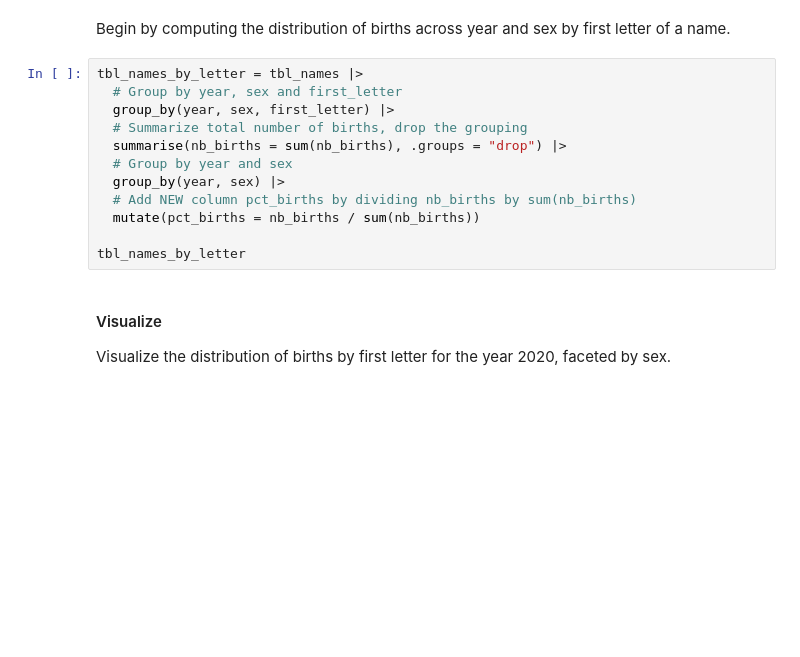
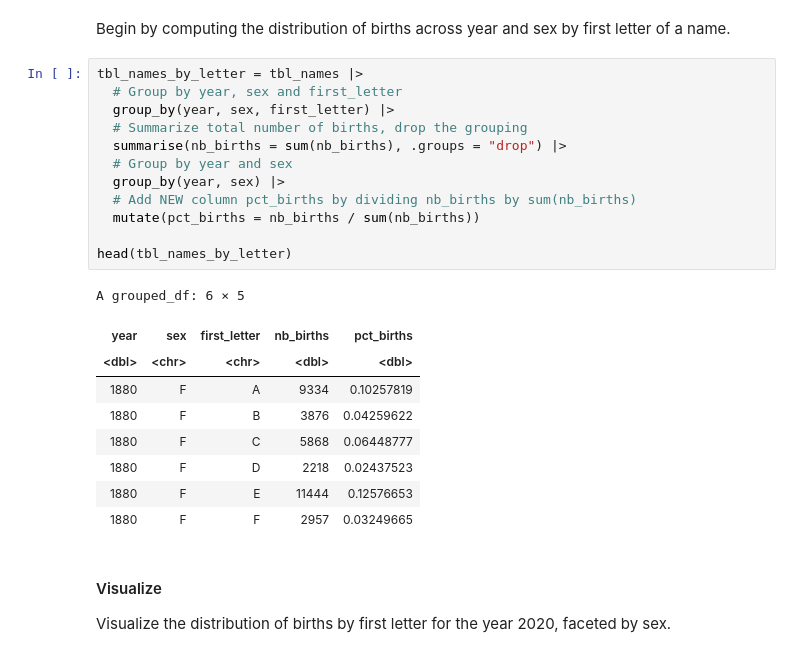
Before and after one commit to Tavassoli-ab/corise-r-for-ds, a Jupyter notebook: Project_01_Explore_100+_Years_of_Baby_Names.ipynb, the cells around one changed output. Drawn from its saved outputs; the diff is of its cells as text; blank space fills up the shorter version.

```diff
--- a/Project_01_Explore_100+_Years_of_Baby_Names.ipynb
+++ b/Project_01_Explore_100+_Years_of_Baby_Names.ipynb
@@ -186,15 +224,25 @@ Begin by computing the distribution of births across year and sex by first lette
 # %%
 tbl_names_by_letter = tbl_names |>
   # Group by year, sex and first_letter
   group_by(year, sex, first_letter) |>
   # Summarize total number of births, drop the grouping
   summarise(nb_births = sum(nb_births), .groups = "drop") |>
   # Group by year and sex
   group_by(year, sex) |>
   # Add NEW column pct_births by dividing nb_births by sum(nb_births)
   mutate(pct_births = nb_births / sum(nb_births))
 
-tbl_names_by_letter
+head(tbl_names_by_letter)
+# %% [output]
+A grouped_df: 6 × 5
+| year | sex | first_letter | nb_births | pct_births |
+| <dbl> | <chr> | <chr> | <dbl> | <dbl> |
+| 1880 | F | A | 9334 | 0.10257819 |
+| 1880 | F | B | 3876 | 0.04259622 |
+| 1880 | F | C | 5868 | 0.06448777 |
+| 1880 | F | D | 2218 | 0.02437523 |
+| 1880 | F | E | 11444 | 0.12576653 |
+| 1880 | F | F | 2957 | 0.03249665 |
 # %% [markdown]
 #### Visualize
 
```
Also changed, not shown: parts of 6 cells of this notebook.
